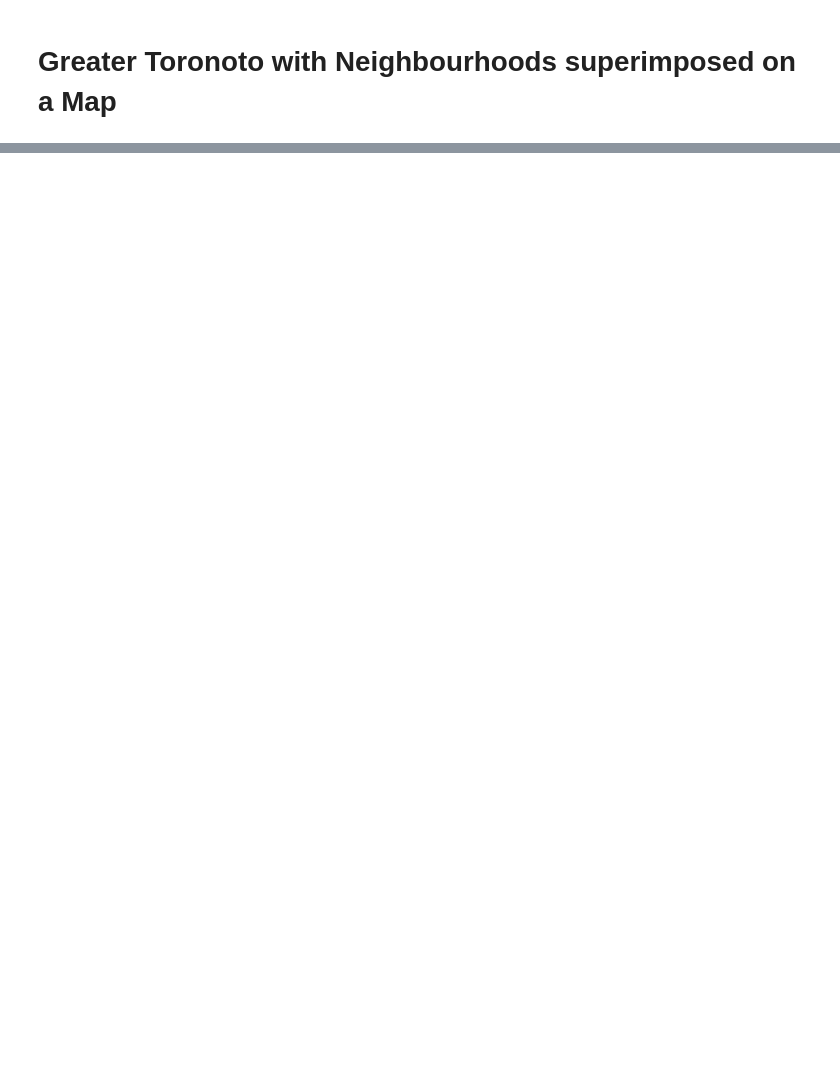
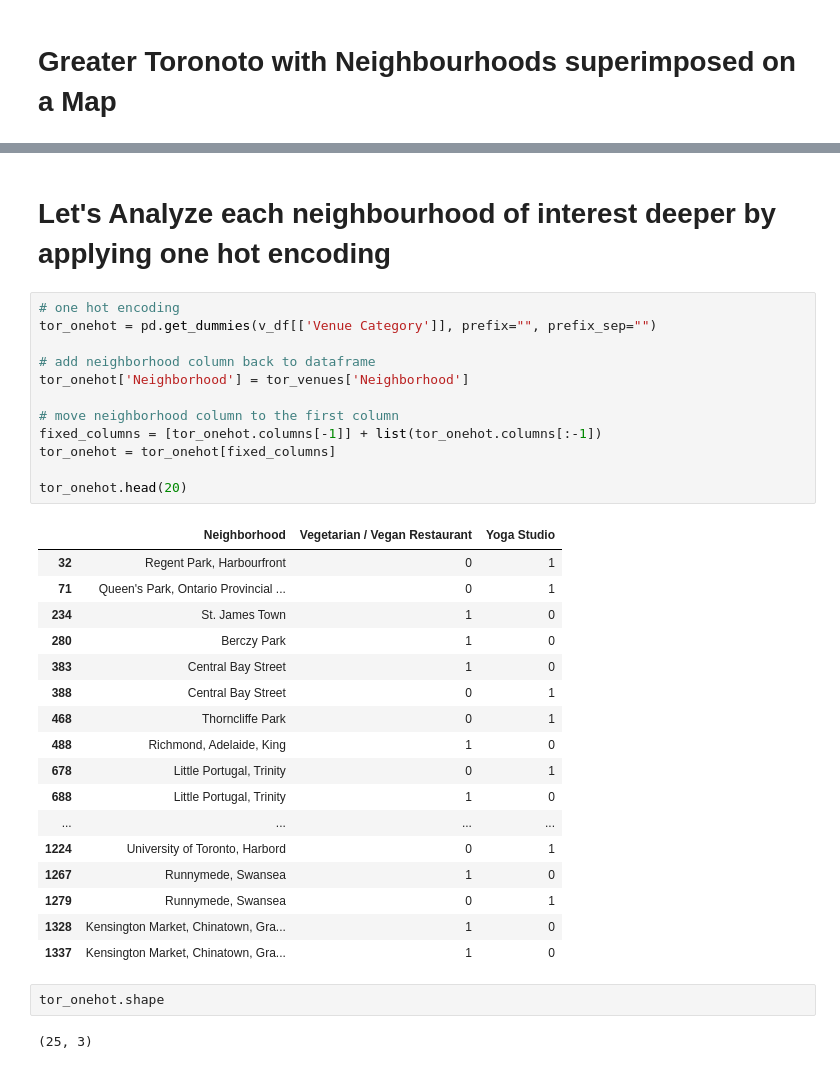
Before and after one commit to sanjeetmanchanda/Coursera_Capstone, a Jupyter notebook: Coursera_Capstone_notebook copy 1.ipynb, the cells around one changed output, grey strips where cells are left out. Drawn from its saved outputs; the diff is of its cells as text; blank space fills up the shorter version.

```diff
--- a/Coursera_Capstone_notebook copy 1.ipynb
+++ b/Coursera_Capstone_notebook copy 1.ipynb
@@ -203,0 +427,36 @@ map_GTA
+# %% [markdown]
+# Let's Analyze each neighbourhood of interest deeper by applying one hot encoding
+# %%
+# one hot encoding
+tor_onehot = pd.get_dummies(v_df[['Venue Category']], prefix="", prefix_sep="")
+
+# add neighborhood column back to dataframe
+tor_onehot['Neighborhood'] = tor_venues['Neighborhood']
+
+# move neighborhood column to the first column
+fixed_columns = [tor_onehot.columns[-1]] + list(tor_onehot.columns[:-1])
+tor_onehot = tor_onehot[fixed_columns]
+
+tor_onehot.head(20)
+# %% [output]
+|  | Neighborhood | Vegetarian / Vegan Restaurant | Yoga Studio |
+| 32 | Regent Park, Harbourfront | 0 | 1 |
+| 71 | Queen's Park, Ontario Provincial ... | 0 | 1 |
+| 234 | St. James Town | 1 | 0 |
+| 280 | Berczy Park | 1 | 0 |
+| 383 | Central Bay Street | 1 | 0 |
+| 388 | Central Bay Street | 0 | 1 |
+| 468 | Thorncliffe Park | 0 | 1 |
+| 488 | Richmond, Adelaide, King | 1 | 0 |
+| 678 | Little Portugal, Trinity | 0 | 1 |
+| 688 | Little Portugal, Trinity | 1 | 0 |
+| ... | ... | ... | ... |
+| 1224 | University of Toronto, Harbord | 0 | 1 |
+| 1267 | Runnymede, Swansea | 1 | 0 |
+| 1279 | Runnymede, Swansea | 0 | 1 |
+| 1328 | Kensington Market, Chinatown, Gra... | 1 | 0 |
+| 1337 | Kensington Market, Chinatown, Gra... | 1 | 0 |
+# %%
+tor_onehot.shape
+# %% [output]
+(25, 3)
```
Also changed, not shown: parts of 37 cells of this notebook.
